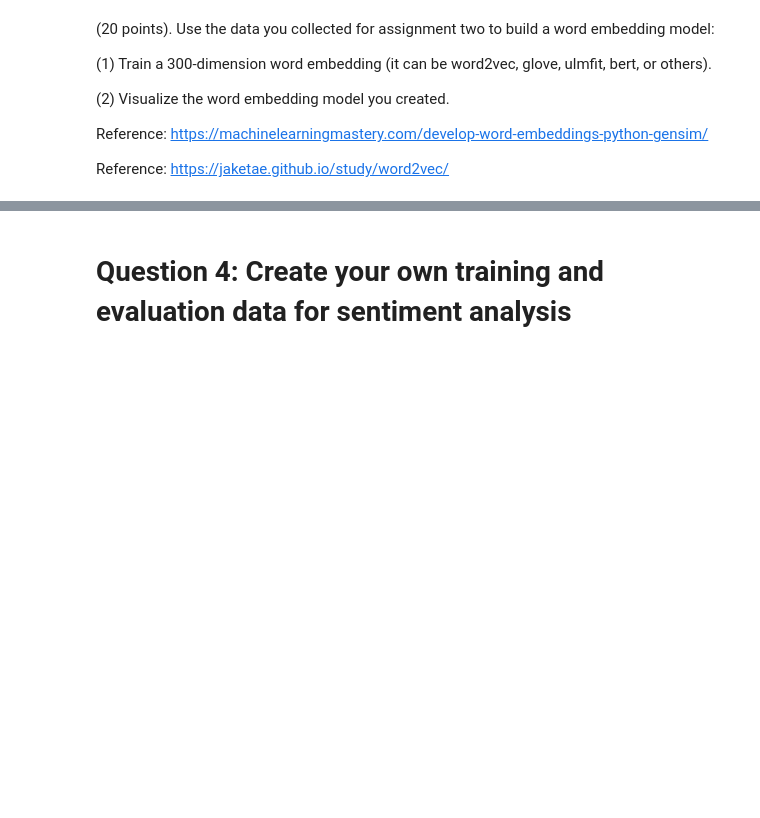
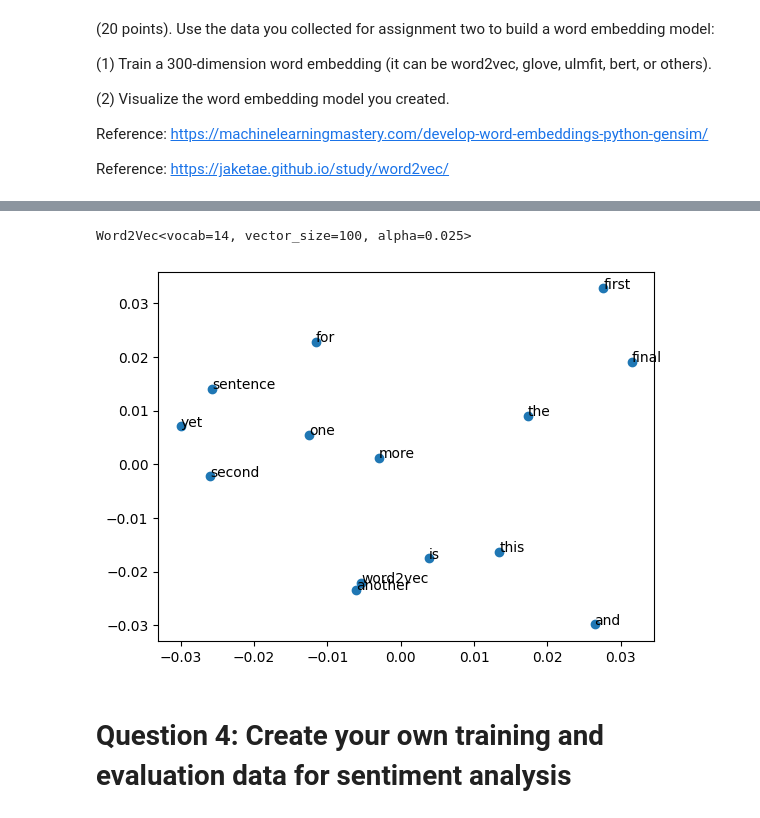
Before and after one commit to sravika-reddy12/Sravika-Reddy_INFO5731_Spring2023, a Jupyter notebook: Assignment Three.ipynb, the cells around one changed output, grey strips where cells are left out. Drawn from its saved outputs; the diff is of its cells as text; code cells hidden in the pictures; blank space fills up the shorter version.

```diff
--- a/Assignment Three.ipynb
+++ b/Assignment Three.ipynb
@@ -238,0 +228,3 @@ AttributeError: ignored
+# %%
+#model training
+model = Word2Vec(sentences, vector_size=100, window=5, min_count=1, workers=4)
@@ -239,25 +258,26 @@ AttributeError: ignored
+# %%
+# save model
+model.save('model.bin')
+# load model
+new_model = Word2Vec.load('model.bin')
+print(new_model)
+# %% [output]
+Word2Vec<vocab=14, vector_size=100, alpha=0.025>
 # %%
-from gensim.models import Word2Vec
+# Visualize embeddings using PCA
 from sklearn.decomposition import PCA
-from matplotlib import pyplot
-# define training data
-sentences = [['this', 'is', 'the', 'first', 'sentence', 'for', 'word2vec'],
-            ['this', 'is', 'the', 'second', 'sentence'],
-            ['yet', 'another', 'sentence'],
-            ['one', 'more', 'sentence'],
-            ['and', 'the', 'final', 'sentence']]
-# train model
-model = Word2Vec(sentences, min_count=1)
-# fit a 2d PCA model to the vectors
-X = model[model.wv.vocab]
+import matplotlib.pyplot as plt
+
+X = model.wv[model.wv.index_to_key]
 pca = PCA(n_components=2)
 result = pca.fit_transform(X)
-# create a scatter plot of the projection
-pyplot.scatter(result[:, 0], result[:, 1])
-words = list(model.wv.vocab)
+plt.scatter(result[:, 0], result[:, 1])
+words = list(model.wv.index_to_key)
 for i, word in enumerate(words):
-    pyplot.annotate(word, xy=(result[i, 0], result[i, 1]))
-pyplot.show()
+  plt.annotate(word, xy=(result[i, 0], result[i, 1]))
+plt.show()
+# %% [output]
+[figure, added]
 # %% [markdown]
 # **Question 4: Create your own training and evaluation data for sentiment analysis**
 # %% [markdown]
```
Also changed, not shown: parts of 5 cells of this notebook.
